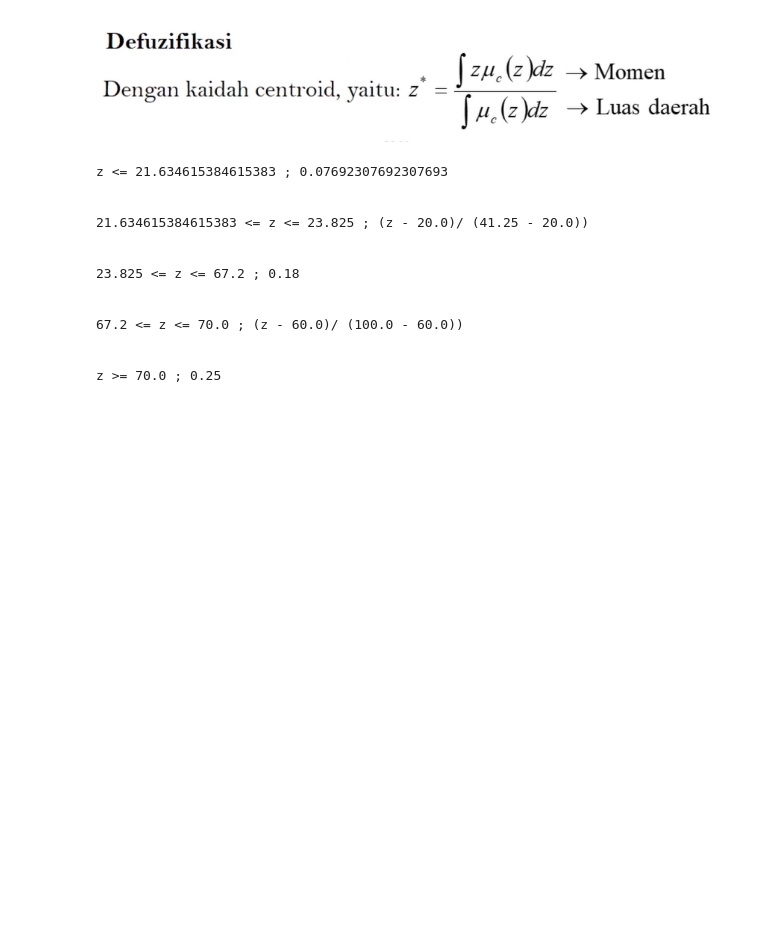
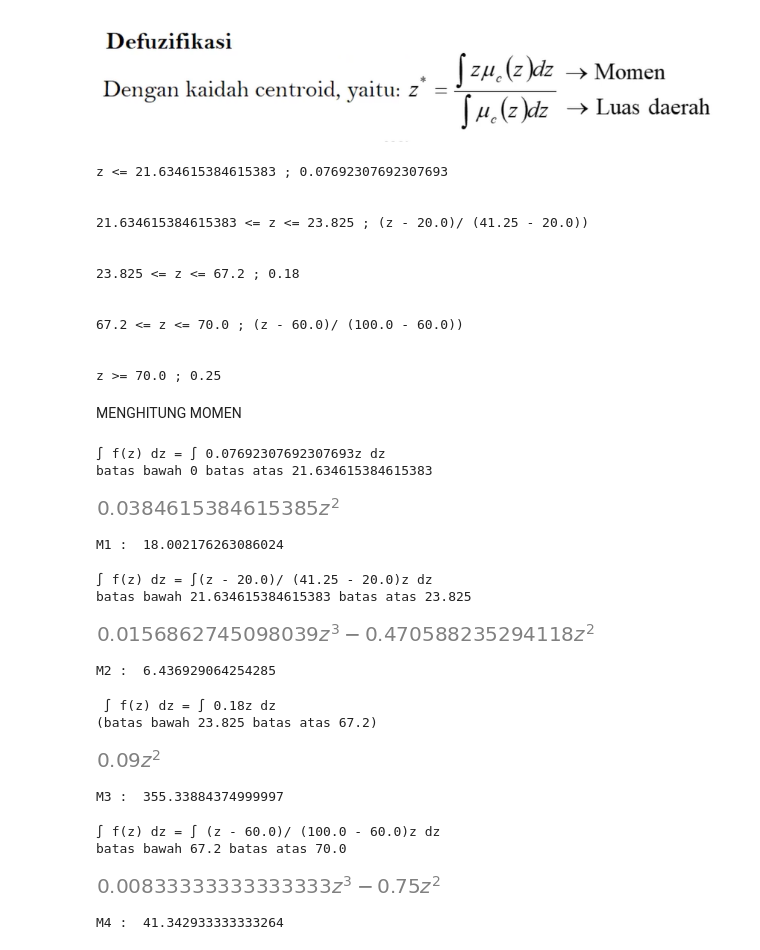
Before and after one commit to ImamSyabana/aplikasi-Fuzzy-Inference-System, a Jupyter notebook: bismillahFIS.ipynb, the cells around one changed output. Cells and saved outputs as stored; diff of their text form; code cells hidden in the pictures; blank space fills up the shorter version.

```diff
--- a/bismillahFIS.ipynb
+++ b/bismillahFIS.ipynb
@@ -1874,0 +1882,75 @@ z >= 70.0 ; 0.25
+# %% [markdown]
+MENGHITUNG MOMEN
+# %%
+fz = print("∫ f(z) dz = ∫ {f}z dz".format(f = MAXapredicateKURANG))
+print("batas bawah 0 batas atas {t1}".format(t1 = t1))
+z1 = sp.Symbol('z')
+print("\n")
+sp.integrate(MAXapredicateKURANG*z1)
+# %% [output]
+∫ f(z) dz = ∫ 0.07692307692307693z dz
+batas bawah 0 batas atas 21.634615384615383
+[figure, added]
+# %%
+def f(z1):
+  return MAXapredicateKURANG * z1
+
+M1, err = quad(f, 0, t1)
+print("M1 : ",M1)
+# %% [output]
+M1 :  18.002176263086024
+# %%
+fz = print("∫ f(z) dz = ∫({z} - {aCukup})/ ({bCukup} - {aCukup})z dz".format(z= 'z', aCukup = a_kualifikasiCukup, bCukup = b_kualifikasiCukup))
+print("batas bawah {t1} batas atas {t2}".format(t1 = t1, t2 = t2))
+z2 = sp.Symbol('z')
+print('\n')
+sp.integrate((z2-a_kualifikasiCukup)/(b_kualifikasiCukup - a_kualifikasiCukup)*z2)
+# %% [output]
+∫ f(z) dz = ∫(z - 20.0)/ (41.25 - 20.0)z dz
+batas bawah 21.634615384615383 batas atas 23.825
+[figure, added]
+# %%
+def f(z2):
+  return ((z2-a_kualifikasiCukup)/(b_kualifikasiCukup - a_kualifikasiCukup)*z2)
+
+M2, err = quad(f, t1, t2)
+print("M2 : ",M2)
+# %% [output]
+M2 :  6.436929064254285
+# %%
+fz = print(" ∫ f(z) dz = ∫ {f}z dz ".format(f = MAXapredicateCUKUP, ))
+print("(batas bawah {t2} batas atas {t3})".format(t2 = t2, t3 = t3))
+z3 = sp.Symbol('z')
+print("\n")
+sp.integrate(MAXapredicateCUKUP*z3)
+# %% [output]
+ ∫ f(z) dz = ∫ 0.18z dz
+(batas bawah 23.825 batas atas 67.2)
+[figure, added]
+# %%
+
+def f(z3):
+  return MAXapredicateCUKUP * z3
+
+M3, err = quad(f, t2, t3)
+print("M3 : ",M3)
+# %% [output]
+M3 :  355.33884374999997
+# %%
+fz = print("∫ f(z) dz = ∫ ({z} - {aBaik})/ ({bBaik} - {aBaik})z dz".format(z= 'z', aBaik = a_kualifikasiBaik , bBaik  = b_kualifikasiBaik ))
+print("batas bawah {t3} batas atas {t4}".format(t3 = t3, t4 = t4))
+z4 = sp.Symbol('z')
+print("\n")
+sp.integrate((z4-a_kualifikasiBaik)/(b_kualifikasiBaik - a_kualifikasiBaik)*z4)
+# %% [output]
+∫ f(z) dz = ∫ (z - 60.0)/ (100.0 - 60.0)z dz
+batas bawah 67.2 batas atas 70.0
+[figure, added]
+# %%
+def f(z4):
+  return ((z4-a_kualifikasiBaik)/(b_kualifikasiBaik - a_kualifikasiBaik)*z4)
+
+M4, err = quad(f, t3, t4)
+print("M4 : ",M4)
+# %% [output]
+M4 :  41.342933333333264
```
Also changed, not shown: parts of 21 cells of this notebook.
